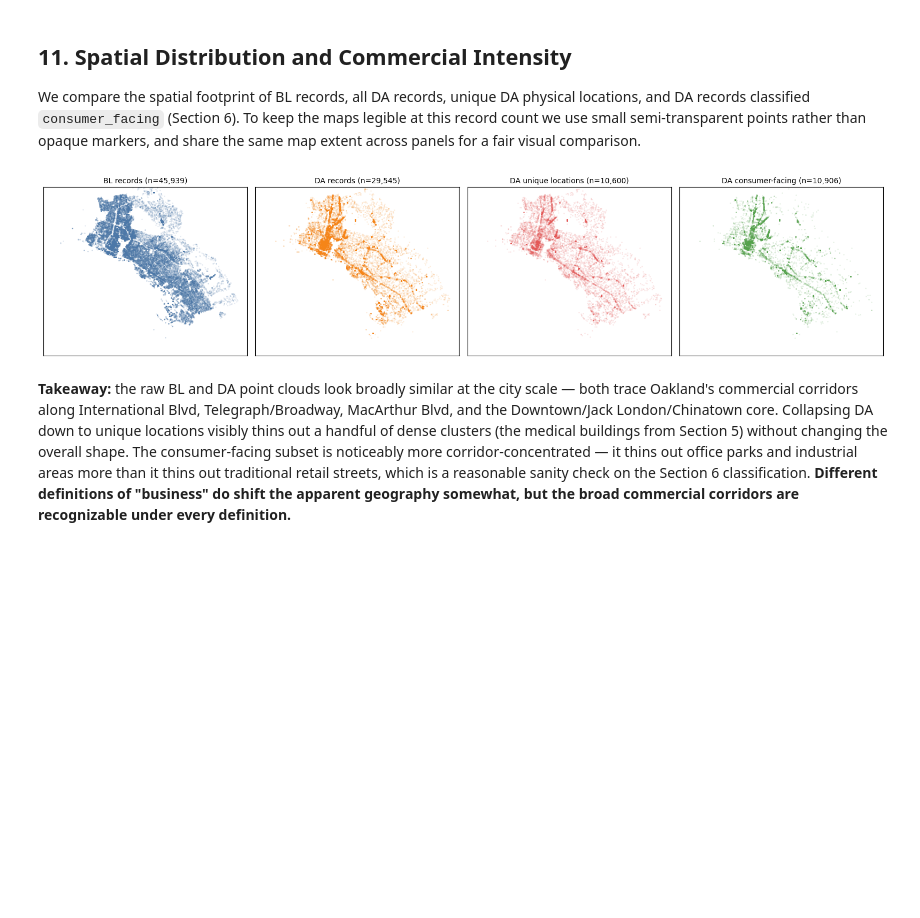
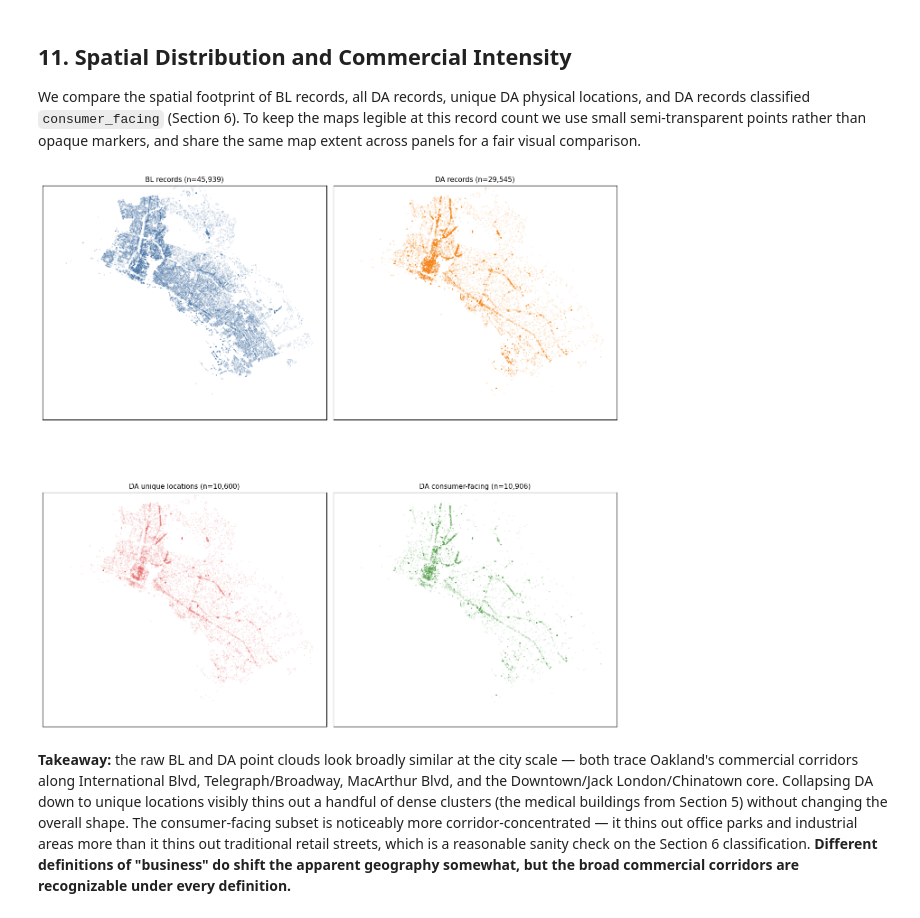
Before and after one commit to schoolofcities/eddit-east-bay, a Jupyter notebook: analysis/businesses/explore_axle_licenses.ipynb, the cells around one changed output. Cells and saved outputs as stored; diff of their text form; code cells hidden in the pictures; blank space fills up the shorter version.

```diff
--- a/analysis/businesses/explore_axle_licenses.ipynb
+++ b/analysis/businesses/explore_axle_licenses.ipynb
@@ -1275,27 +1275,28 @@ extent across panels for a fair visual comparison.
 # %%
 MAP_XLIM = (-122.355, -122.105)
 MAP_YLIM = (37.695, 37.86)
 
 def scatter_panel(ax, lon, lat, title, color):
     ax.scatter(lon, lat, s=3, alpha=0.15, color=color, linewidths=0)
     ax.set_xlim(*MAP_XLIM)
     ax.set_ylim(*MAP_YLIM)
     ax.set_aspect(1.25)
-    ax.set_title(title, fontsize=10)
+    ax.set_title(title, fontsize=11)
     ax.set_xticks([]); ax.set_yticks([])
 
 da_unique_loc = da_std.dropna(subset=["lat_std", "lon_std"]).drop_duplicates("address_base")
 da_consumer = da_std[da_std["relevance_class"].eq("consumer_facing")].dropna(subset=["lat_std", "lon_std"])
 
-fig, axes = plt.subplots(1, 4, figsize=(16, 5))
+fig, axes = plt.subplots(2, 2, figsize=(13, 15))
+axes = axes.ravel()
 scatter_panel(axes[0], bl_std["lon_std"], bl_std["lat_std"], f"BL records (n={bl_std['lon_std'].notna().sum():,})", "#4C78A8")
 scatter_panel(axes[1], da_std["lon_std"], da_std["lat_std"], f"DA records (n={da_std['lon_std'].notna().sum():,})", "#F58518")
 scatter_panel(axes[2], da_unique_loc["lon_std"], da_unique_loc["lat_std"], f"DA unique locations (n={len(da_unique_loc):,})", "#E45756")
 scatter_panel(axes[3], da_consumer["lon_std"], da_consumer["lat_std"], f"DA consumer-facing (n={len(da_consumer):,})", "#54A24B")
 plt.tight_layout()
 plt.show()
 # %% [output]
-[figure, old version]
+[figure, new version]
 # %% [markdown]
 **Takeaway:** the raw BL and DA point clouds look broadly similar at the city scale — both trace
 Oakland's commercial corridors along International Blvd, Telegraph/Broadway, MacArthur Blvd, and
```
